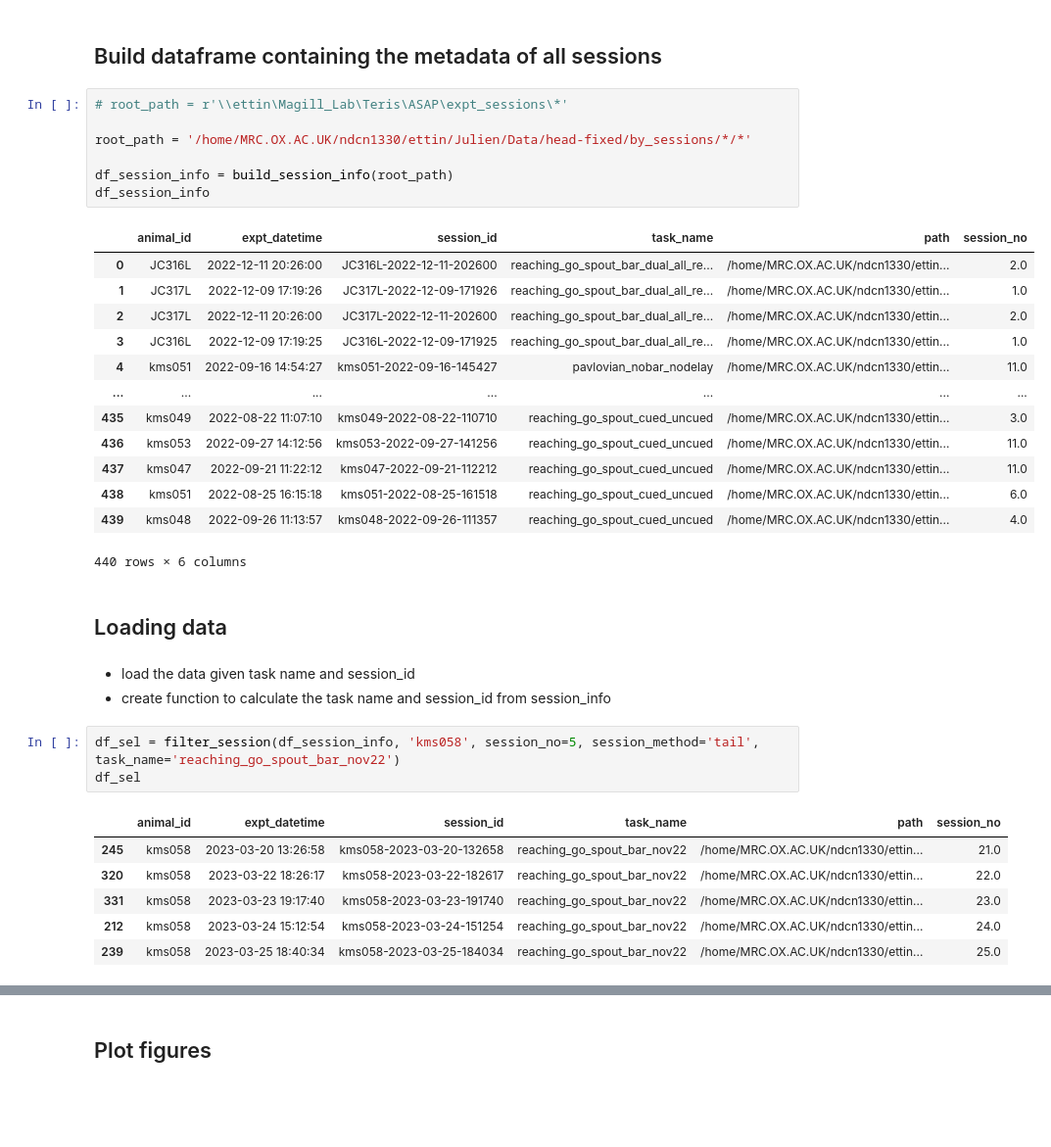
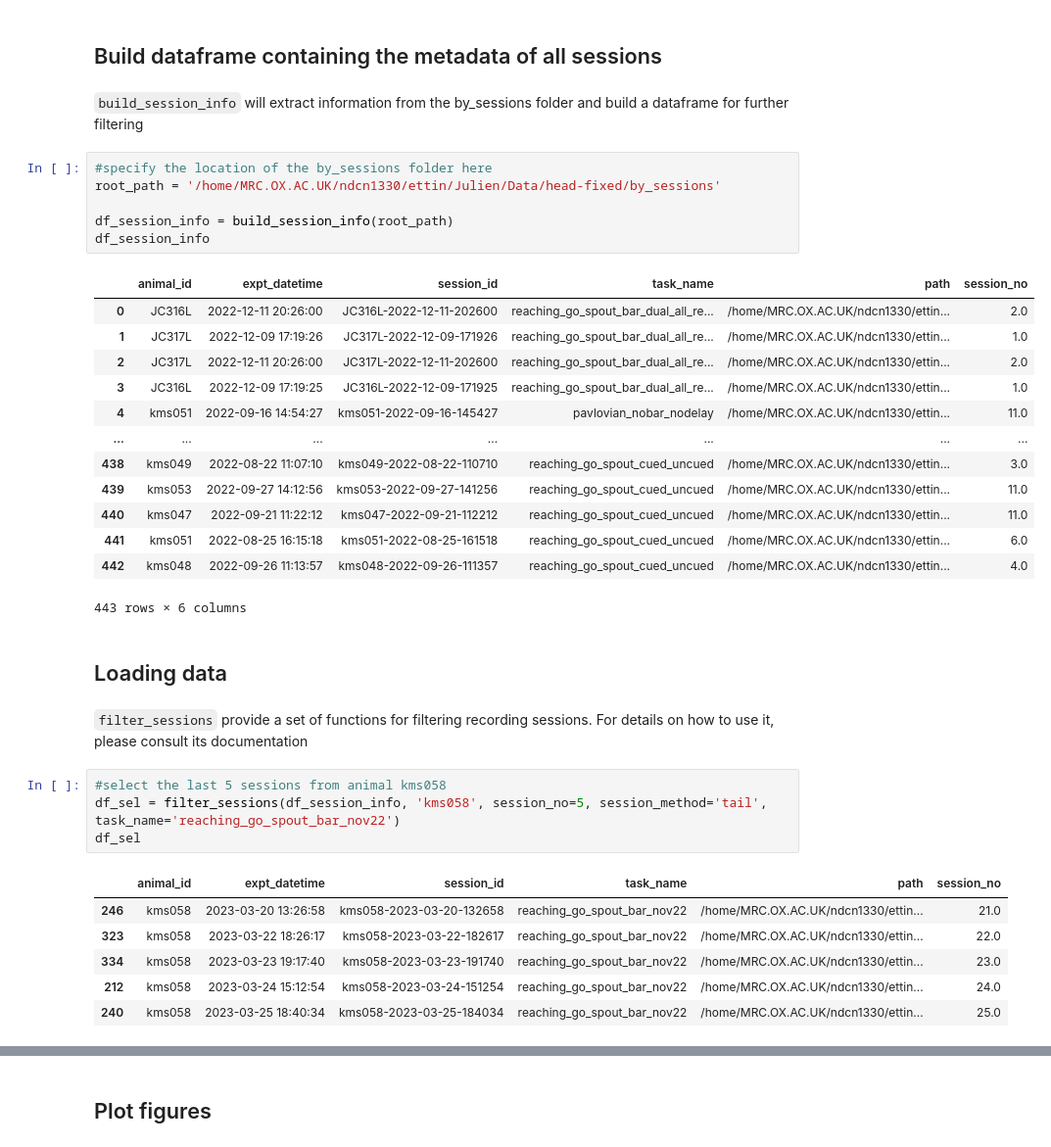
Before and after one commit to Magill-ASAP-team/trialexp, a Jupyter notebook: notebooks/workflow/multi_session_analysis_filter.ipynb, the cells around one changed output, grey strips where cells are left out. Shown at 98% size. Drawn from its saved outputs; the diff is of its cells as text; blank space fills up the shorter version.

```diff
--- a/notebooks/workflow/multi_session_analysis_filter.ipynb
+++ b/notebooks/workflow/multi_session_analysis_filter.ipynb
@@ -17,39 +17,40 @@ from datetime import datetime
 from trialexp.process.folder_org.utils import build_session_info, load_and_concat_dataset, filter_sessions
 # %% [markdown]
 ## Build dataframe containing the metadata of all sessions
+# %% [markdown]
+`build_session_info` will extract information from the by_sessions folder and build a dataframe for further filtering
 # %%
-# root_path = r'\\ettin\Magill_Lab\Teris\ASAP\expt_sessions\*'
-
-root_path = '/home/MRC.OX.AC.UK/ndcn1330/ettin/Julien/Data/head-fixed/by_sessions/*/*'
+#specify the location of the by_sessions folder here
+root_path = '/home/MRC.OX.AC.UK/ndcn1330/ettin/Julien/Data/head-fixed/by_sessions'
 
 df_session_info = build_session_info(root_path)
 df_session_info
 # %% [output]
 |  | animal_id | expt_datetime | session_id | task_name | path | session_no |
 | 0 | JC316L | 2022-12-11 20:26:00 | JC316L-2022-12-11-202600 | reaching_go_spout_bar_dual_all_re... | /home/MRC.OX.AC.UK/ndcn1330/ettin... | 2.0 |
 | 1 | JC317L | 2022-12-09 17:19:26 | JC317L-2022-12-09-171926 | reaching_go_spout_bar_dual_all_re... | /home/MRC.OX.AC.UK/ndcn1330/ettin... | 1.0 |
 | 2 | JC317L | 2022-12-11 20:26:00 | JC317L-2022-12-11-202600 | reaching_go_spout_bar_dual_all_re... | /home/MRC.OX.AC.UK/ndcn1330/ettin... | 2.0 |
 | 3 | JC316L | 2022-12-09 17:19:25 | JC316L-2022-12-09-171925 | reaching_go_spout_bar_dual_all_re... | /home/MRC.OX.AC.UK/ndcn1330/ettin... | 1.0 |
 | 4 | kms051 | 2022-09-16 14:54:27 | kms051-2022-09-16-145427 | pavlovian_nobar_nodelay | /home/MRC.OX.AC.UK/ndcn1330/ettin... | 11.0 |
 | ... | ... | ... | ... | ... | ... | ... |
-| 435 | kms049 | 2022-08-22 11:07:10 | kms049-2022-08-22-110710 | reaching_go_spout_cued_uncued | /home/MRC.OX.AC.UK/ndcn1330/ettin... | 3.0 |
-| 436 | kms053 | 2022-09-27 14:12:56 | kms053-2022-09-27-141256 | reaching_go_spout_cued_uncued | /home/MRC.OX.AC.UK/ndcn1330/ettin... | 11.0 |
-| 437 | kms047 | 2022-09-21 11:22:12 | kms047-2022-09-21-112212 | reaching_go_spout_cued_uncued | /home/MRC.OX.AC.UK/ndcn1330/ettin... | 11.0 |
-| 438 | kms051 | 2022-08-25 16:15:18 | kms051-2022-08-25-161518 | reaching_go_spout_cued_uncued | /home/MRC.OX.AC.UK/ndcn1330/ettin... | 6.0 |
-| 439 | kms048 | 2022-09-26 11:13:57 | kms048-2022-09-26-111357 | reaching_go_spout_cued_uncued | /home/MRC.OX.AC.UK/ndcn1330/ettin... | 4.0 |
+| 438 | kms049 | 2022-08-22 11:07:10 | kms049-2022-08-22-110710 | reaching_go_spout_cued_uncued | /home/MRC.OX.AC.UK/ndcn1330/ettin... | 3.0 |
+| 439 | kms053 | 2022-09-27 14:12:56 | kms053-2022-09-27-141256 | reaching_go_spout_cued_uncued | /home/MRC.OX.AC.UK/ndcn1330/ettin... | 11.0 |
+| 440 | kms047 | 2022-09-21 11:22:12 | kms047-2022-09-21-112212 | reaching_go_spout_cued_uncued | /home/MRC.OX.AC.UK/ndcn1330/ettin... | 11.0 |
+| 441 | kms051 | 2022-08-25 16:15:18 | kms051-2022-08-25-161518 | reaching_go_spout_cued_uncued | /home/MRC.OX.AC.UK/ndcn1330/ettin... | 6.0 |
+| 442 | kms048 | 2022-09-26 11:13:57 | kms048-2022-09-26-111357 | reaching_go_spout_cued_uncued | /home/MRC.OX.AC.UK/ndcn1330/ettin... | 4.0 |
-440 rows × 6 columns
+443 rows × 6 columns
 # %% [markdown]
 ## Loading data
-# %% [markdown]
-- load the data given task name and session_id
-- create function to calculate the task name and session_id from session_info
+# %% [markdown]
+`filter_sessions` provide a set of functions for filtering recording sessions. For details on how to use it, please consult its documentation
 # %%
-df_sel = filter_session(df_session_info, 'kms058', session_no=5, session_method='tail', task_name='reaching_go_spout_bar_nov22')
+#select the last 5 sessions from animal kms058
+df_sel = filter_sessions(df_session_info, 'kms058', session_no=5, session_method='tail', task_name='reaching_go_spout_bar_nov22')
 df_sel
 # %% [output]
 |  | animal_id | expt_datetime | session_id | task_name | path | session_no |
-| 245 | kms058 | 2023-03-20 13:26:58 | kms058-2023-03-20-132658 | reaching_go_spout_bar_nov22 | /home/MRC.OX.AC.UK/ndcn1330/ettin... | 21.0 |
-| 320 | kms058 | 2023-03-22 18:26:17 | kms058-2023-03-22-182617 | reaching_go_spout_bar_nov22 | /home/MRC.OX.AC.UK/ndcn1330/ettin... | 22.0 |
-| 331 | kms058 | 2023-03-23 19:17:40 | kms058-2023-03-23-191740 | reaching_go_spout_bar_nov22 | /home/MRC.OX.AC.UK/ndcn1330/ettin... | 23.0 |
+| 246 | kms058 | 2023-03-20 13:26:58 | kms058-2023-03-20-132658 | reaching_go_spout_bar_nov22 | /home/MRC.OX.AC.UK/ndcn1330/ettin... | 21.0 |
+| 323 | kms058 | 2023-03-22 18:26:17 | kms058-2023-03-22-182617 | reaching_go_spout_bar_nov22 | /home/MRC.OX.AC.UK/ndcn1330/ettin... | 22.0 |
+| 334 | kms058 | 2023-03-23 19:17:40 | kms058-2023-03-23-191740 | reaching_go_spout_bar_nov22 | /home/MRC.OX.AC.UK/ndcn1330/ettin... | 23.0 |
 | 212 | kms058 | 2023-03-24 15:12:54 | kms058-2023-03-24-151254 | reaching_go_spout_bar_nov22 | /home/MRC.OX.AC.UK/ndcn1330/ettin... | 24.0 |
-| 239 | kms058 | 2023-03-25 18:40:34 | kms058-2023-03-25-184034 | reaching_go_spout_bar_nov22 | /home/MRC.OX.AC.UK/ndcn1330/ettin... | 25.0 |
+| 240 | kms058 | 2023-03-25 18:40:34 | kms058-2023-03-25-184034 | reaching_go_spout_bar_nov22 | /home/MRC.OX.AC.UK/ndcn1330/ettin... | 25.0 |
```
Also changed, not shown: parts of 10 cells of this notebook.
